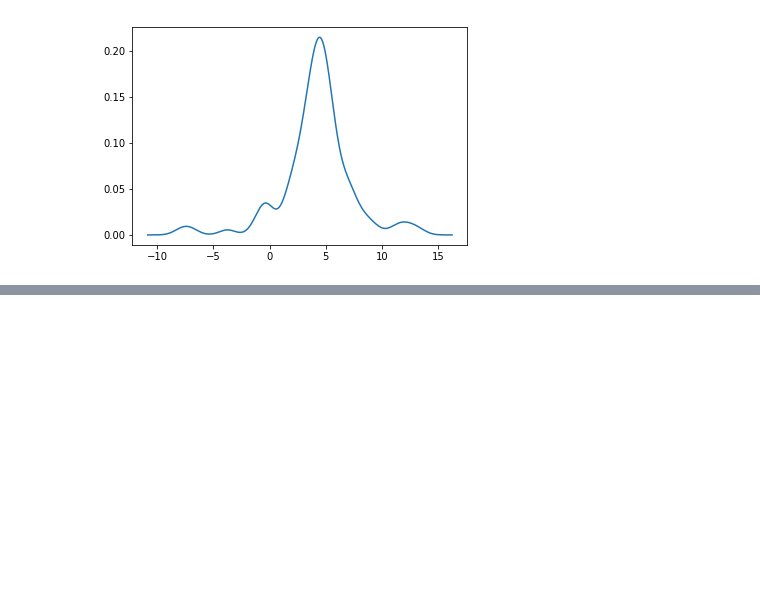
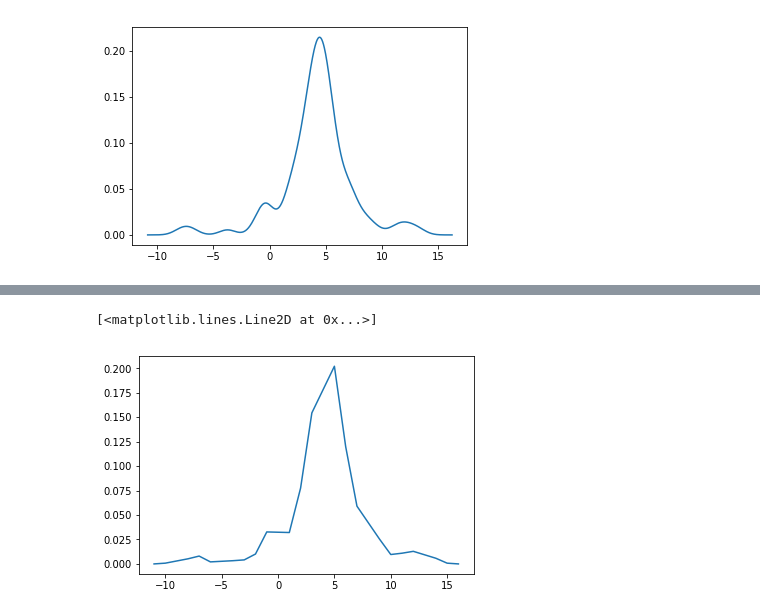
Before and after one commit to ForrestMcDougal/Bracket-Buddy, a Jupyter notebook: bracket_buddy/kernel_density.ipynb, the cells around one changed output, grey strips where cells are left out. Drawn from its saved outputs; the diff is of its cells as text; code cells hidden in the pictures; blank space fills up the shorter version.

```diff
--- a/bracket_buddy/kernel_density.ipynb
+++ b/bracket_buddy/kernel_density.ipynb
@@ -86,0 +93,2 @@ plt.plot(x,y)
+# %%
+df = pd.DataFrame({'x': x, 'y': y})
@@ -86,0 +104,3 @@ plt.plot(x,y)
+# %%
+df['x_round'] = round(df['x'])
+df.head()
@@ -86,0 +114,4 @@ plt.plot(x,y)
+# %%
+x_group = df.groupby('x_round')
+# %%
+ys = x_group['y'].sum()
@@ -86,0 +138,5 @@ plt.plot(x,y)
+# %%
+plt.plot(ys)
+# %% [output]
+[<matplotlib.lines.Line2D at 0x...>]
+[figure, added]
```
Also changed, not shown: parts of 9 cells of this notebook, 2 other files.
